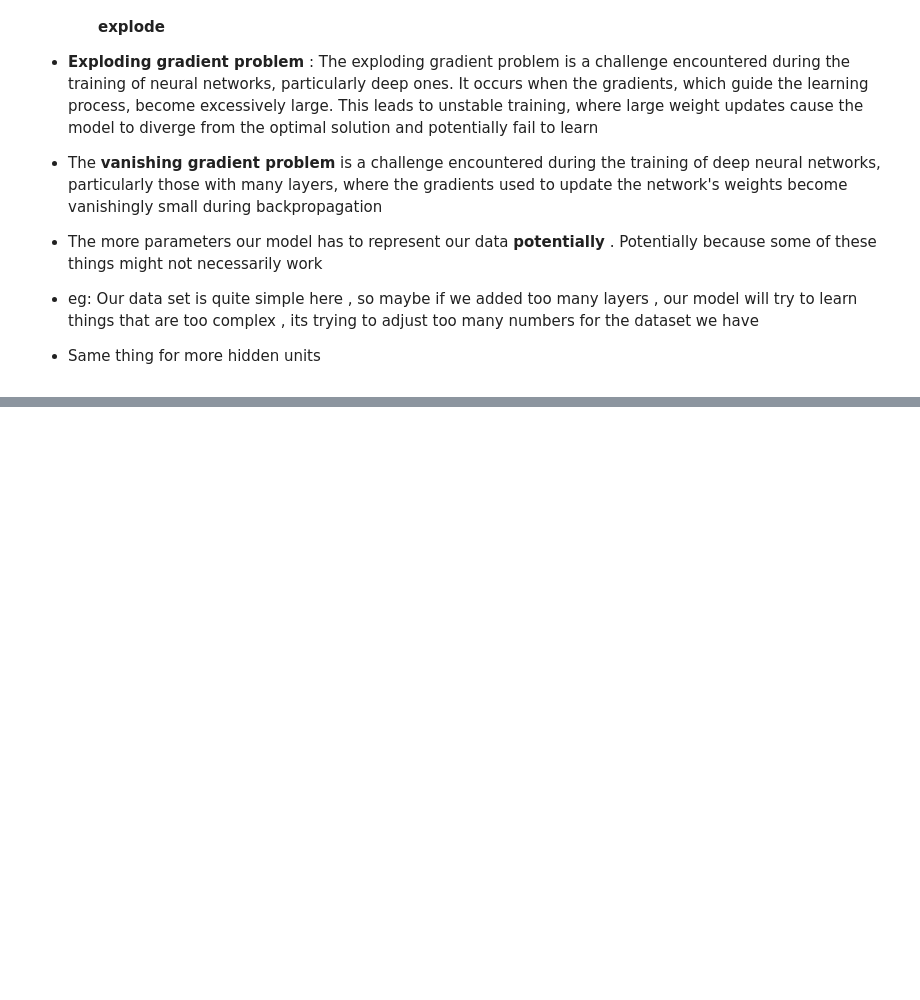
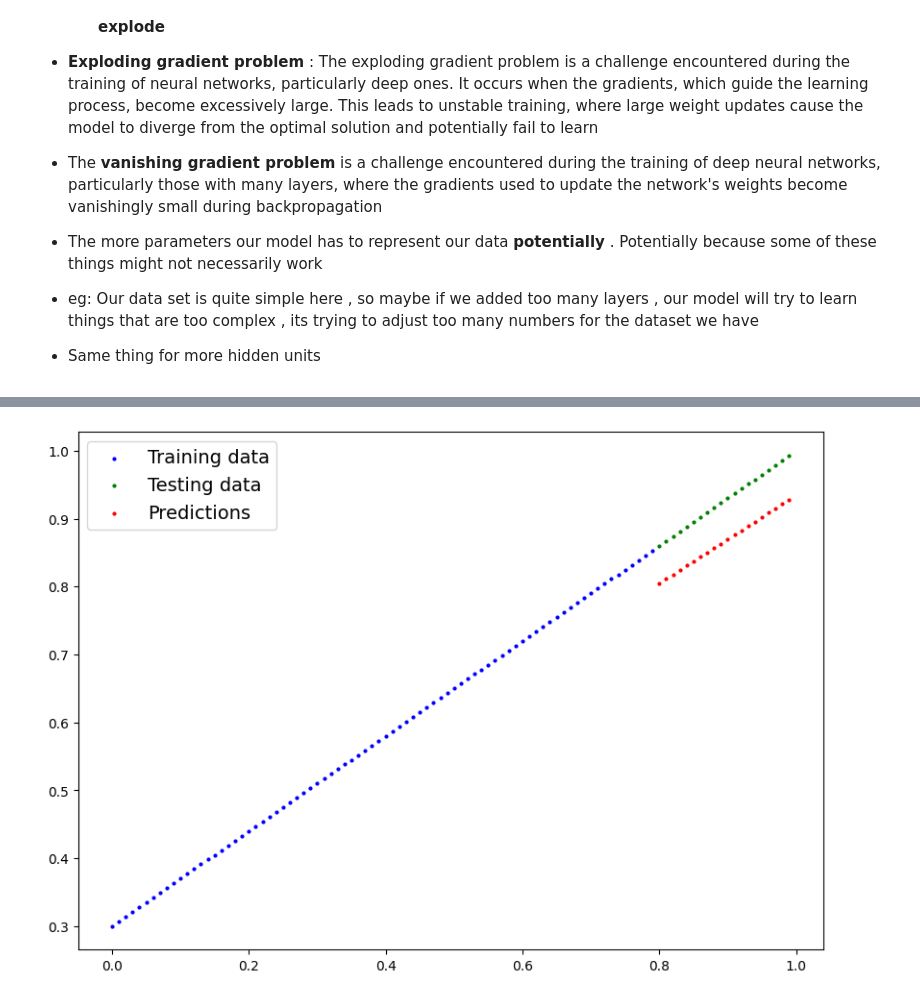
Before and after one commit to mahidhiman12/Deep_learning_with_PyTorch, a Jupyter notebook: 4_PyTorch_NN.ipynb, the cells around one changed output, grey strips where cells are left out. Cells and saved outputs as stored; diff of their text form; code cells hidden in the pictures; blank space fills up the shorter version.

```diff
--- a/4_PyTorch_NN.ipynb
+++ b/4_PyTorch_NN.ipynb
@@ -593,0 +816,31 @@ might not necessarily work
+# %%
+loss_fn = nn.L1Loss()
+optimizer = torch.optim.SGD(params = model_2.parameters() , lr = 0.01)
+# %%
+torch.manual_seed(42)
+
+epochs = 100
+
+X_regression_train , y_regression_train = X_regression_train.to(device) , y_regression_train.to(device)
+X_regression_test , y_regression_test = X_regression_test.to(device) , y_regression_test.to(device)
+
+for epoch in range(epochs):
+  model_2.train()
+  y_preds = model_2(X_regression_train)
+
+  loss = loss_fn(y_preds , y_regression_train)
+
+  optimizer.zero_grad()
+
+  loss.backward()
+
+  optimizer.step()
+
+  # testing
+  model_2.eval()
+  with torch.inference_mode():
+    test_preds = model_2(X_regression_test)
+    test_loss = loss_fn(test_preds , y_regression_test)
+
+  if epoch % 10 == 0:
+    print(f"Epoch : {epoch} | Train loss : {loss:.5f} | Test loss : {test_loss:.5f}")
@@ -593,0 +858,12 @@ might not necessarily work
+# %%
+model_2.eval()
+with torch.inference_mode():
+  y_preds = model_2(X_regression_test)
+
+plot_predictions(train_data = X_regression_train.cpu(),
+                 train_labels = y_regression_train.cpu(),
+                 test_data = X_regression_test.cpu(),
+                 test_labels = y_regression_test.cpu(),
+                 predictions = y_preds.cpu());
+# %% [output]
+[figure, added]
```
Also changed, not shown: parts of 55 cells of this notebook.
